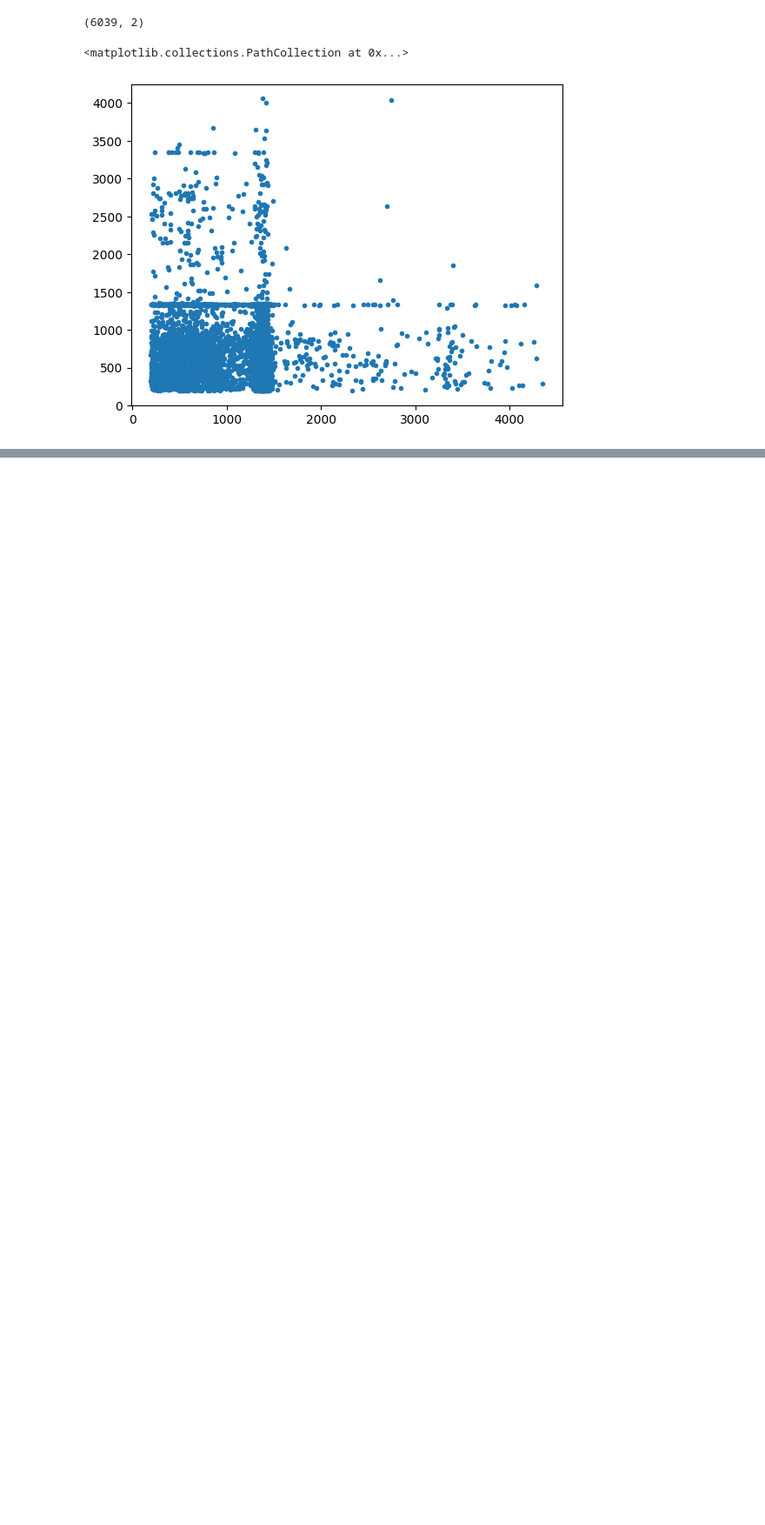
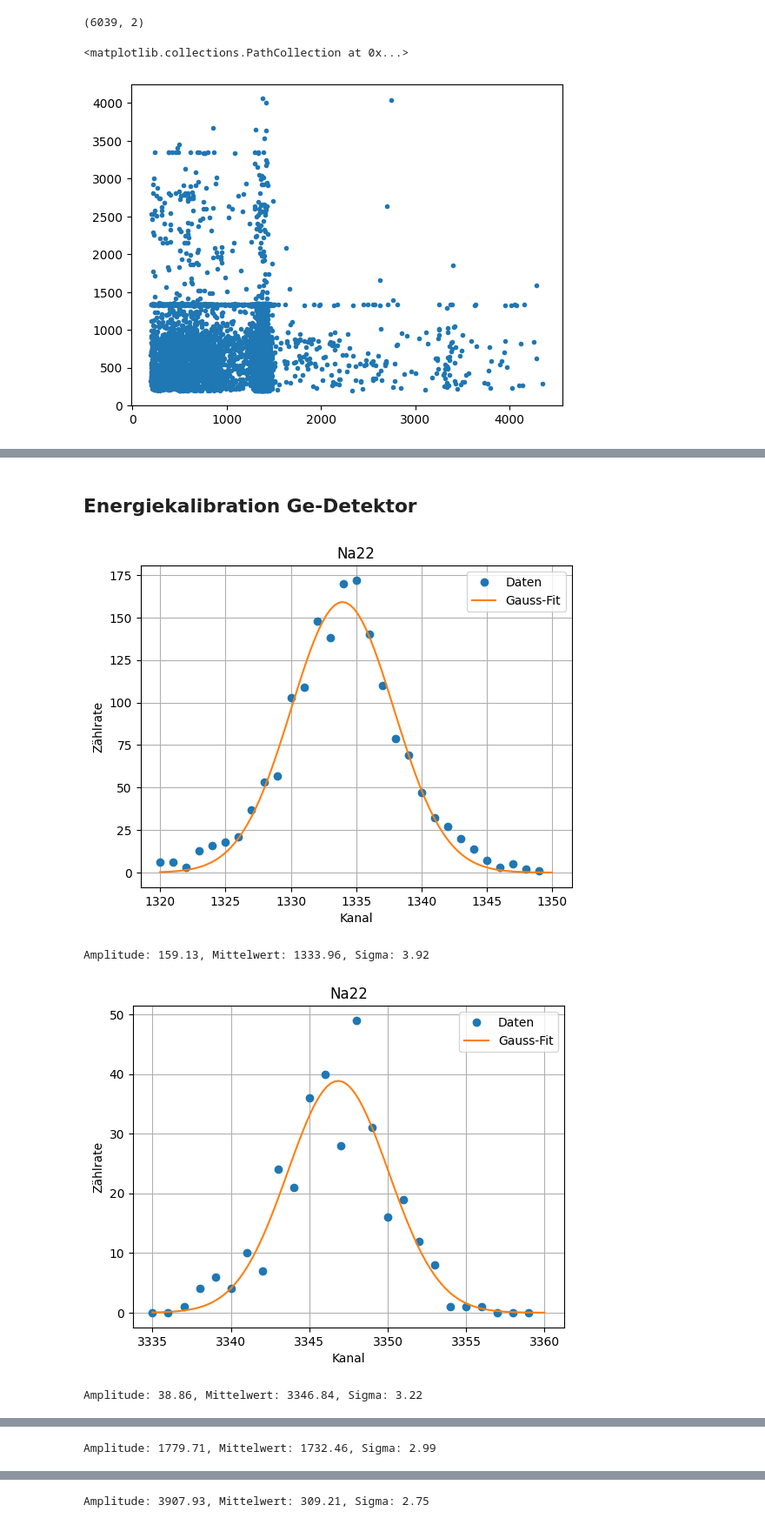
Before and after one commit to caesar2003/P4-Gamma-Coincidence-Spectroscopy, a Jupyter notebook: auswertung.ipynb, the cells around one changed output, grey strips where cells are left out. Shown: that part at 87% size. Saved outputs shown, nothing was run; the diff lists cells and outputs as text; code cells hidden in the pictures; blank space fills up the shorter version.

```diff
--- a/auswertung.ipynb
+++ b/auswertung.ipynb
@@ -45,0 +56,44 @@ plt.scatter(Na_22_co[:,0], Na_22_co[:,1], marker=".")
+# %% [markdown]
+## Energiekalibration Ge-Detektor
+# %%
+import numpy as np
+import matplotlib.pyplot as plt
+from scipy.optimize import curve_fit
+area = np.array([[1320,1350], [3335,3360], [1720,1745], [300,320]])
+
+
+
+def Gauss(x, A, mu, sigma):
+    return A * np.exp(-0.5 * ((x - mu) / sigma)**2)
+mu_arr = np.array([])
+for i, spec in enumerate(spectras_Ge):
+
+    xdata = np.arange(len(spec))[area[i,0]:area[i,1]]
+    ydata = spec[area[i,0]:area[i,1]]
+
+    p0 = [np.max(ydata), xdata[np.argmax(ydata)], 2]
+
+
+    parameters, _ = curve_fit(Gauss, xdata, ydata, p0=p0)
+
+
+    A_fit, mu_fit, sigma_fit = parameters
+    fit_y = Gauss(np.linspace(area[i,0], area[i,1], 100), A_fit, mu_fit, sigma_fit)
+    mu_arr = np.append(mu_arr, mu_fit)
+
+
+    plt.plot(xdata, ydata, 'o', label='Daten')
+    plt.plot(np.linspace(area[i,0], area[i,1],100), fit_y, '-', label='Gauss-Fit')
+    plt.legend()
+    plt.xlabel("Kanal")
+    plt.ylabel("Zählrate")
+    plt.title(probes[i])
+    plt.grid(True)
+    plt.show()
+
+    print(f"Amplitude: {A_fit:.2f}, Mittelwert: {mu_fit:.2f}, Sigma: {sigma_fit:.2f}")
+# %% [output]
+[figure, added]
+Amplitude: 159.13, Mittelwert: 1333.96, Sigma: 3.92
+[figure, added]
+Amplitude: 38.86, Mittelwert: 3346.84, Sigma: 3.22
@@ -45,0 +101 @@ plt.scatter(Na_22_co[:,0], Na_22_co[:,1], marker=".")
+Amplitude: 1779.71, Mittelwert: 1732.46, Sigma: 2.99
@@ -45,0 +103 @@ plt.scatter(Na_22_co[:,0], Na_22_co[:,1], marker=".")
+Amplitude: 3907.93, Mittelwert: 309.21, Sigma: 2.75
```
Also changed, not shown: parts of 17 cells of this notebook.
